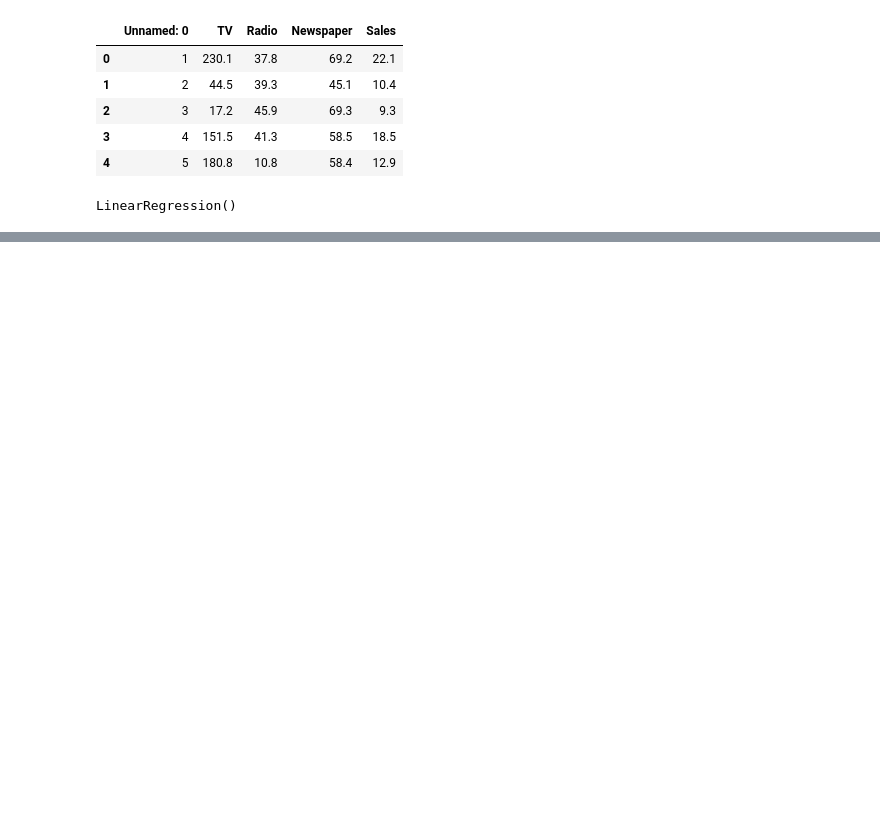
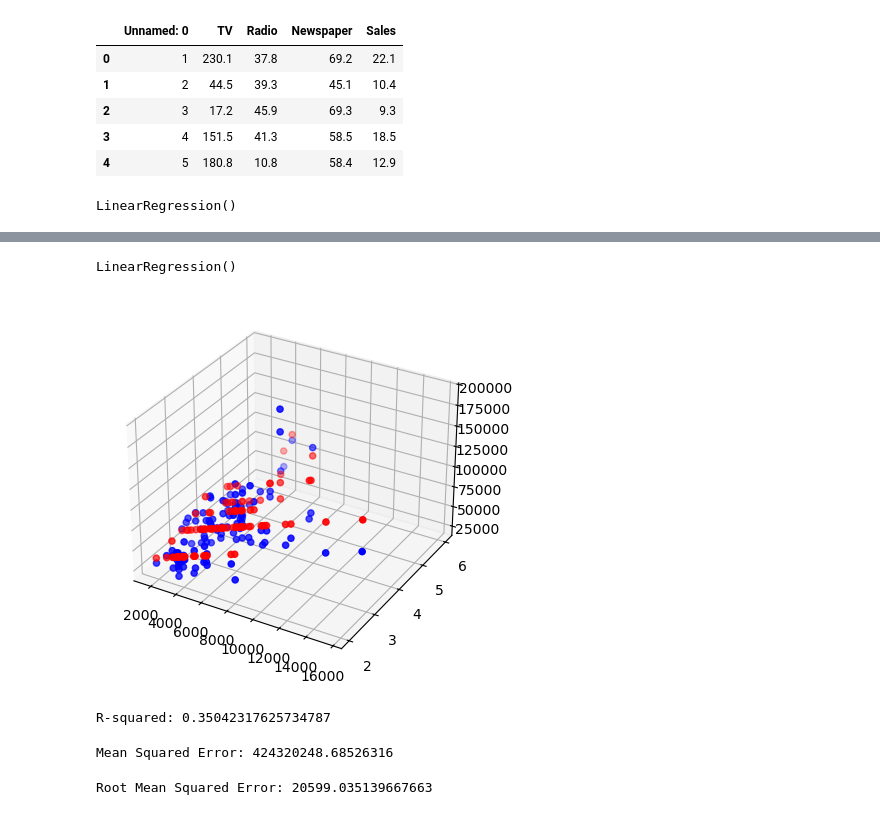
Before and after one commit to Netherquark/SY-SMLL, a Jupyter notebook: Multiple_Linear_Regression.ipynb, the cells around one changed output, grey strips where cells are left out. Saved outputs shown, nothing was run; the diff lists cells and outputs as text; code cells hidden in the pictures; blank space fills up the shorter version.

```diff
--- a/Multiple_Linear_Regression.ipynb
+++ b/Multiple_Linear_Regression.ipynb
@@ -53,0 +54,37 @@ Root Mean Squared Error: 1.966961087239865
+# %%
+df = pd.read_csv("Housing.csv")
+# %%
+x1 = df[["lotsize", "bedrooms", "bathrms"]]
+y = df["price"]
+# %%
+reg = linear_model.LinearRegression()
+X_train, X_test, y_train, y_test = train_test_split(x1, y, test_size=0.2)
+reg.fit(X_train, y_train)
+# %% [output]
+LinearRegression()
+# %%
+y_pred = reg.predict(X_test)
+# %%
+fig = plt.figure()
+ax = fig.add_subplot(111, projection='3d')
+#plot the output
+ax.scatter(X_test["lotsize"], X_test["bedrooms"], y_test, color="blue")
+ax.scatter(X_test["lotsize"], X_test["bedrooms"], y_pred, color="red")
+plt.show() # Show the plot
+# %% [output]
+[figure, added]
+# %%
+r2 = r2_score(y_test, y_pred)
+print("R-squared:", r2)
+# %% [output]
+R-squared: 0.35042317625734787
+# %%
+mse = mean_squared_error(y_test, y_pred)
+print("Mean Squared Error:", mse)
+# %% [output]
+Mean Squared Error: 424320248.68526316
+# %%
+rmse = np.sqrt(mse)
+print("Root Mean Squared Error:", rmse)
+# %% [output]
+Root Mean Squared Error: 20599.035139667663
```
Also changed, not shown: parts of 4 cells of this notebook, 1 other file.
